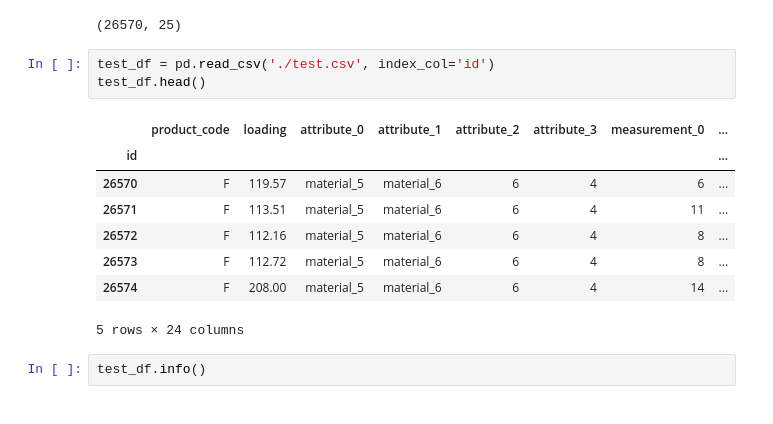
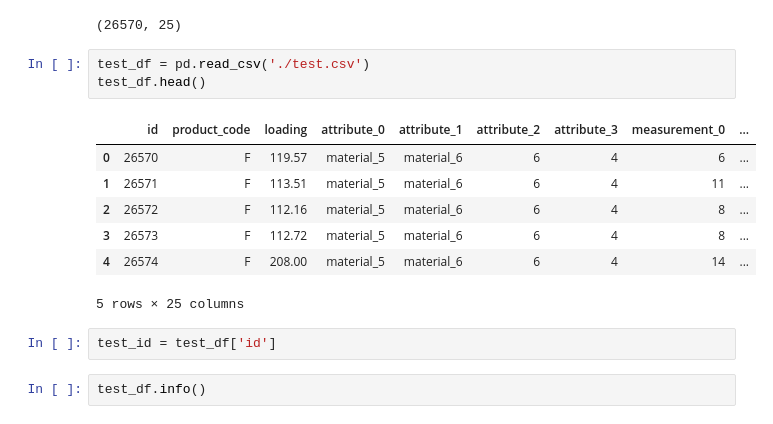
Before and after one commit to meln1337/tabular-playground-series-aug-22-kaggle, a Jupyter notebook: tps-aug-22.ipynb, the cells around one changed output. Drawn from its saved outputs; the diff is of its cells as text.

```diff
--- a/tps-aug-22.ipynb
+++ b/tps-aug-22.ipynb
@@ -72,17 +91,18 @@ train_df.shape
 # %% [output]
 (26570, 25)
 # %%
-test_df = pd.read_csv('./test.csv', index_col='id')
+test_df = pd.read_csv('./test.csv')
 test_df.head()
 # %% [output]
-|  | product_code | loading | attribute_0 | attribute_1 | attribute_2 | attribute_3 | measurement_0 | ... |
-| id |  |  |  |  |  |  |  | ... |
-| 26570 | F | 119.57 | material_5 | material_6 | 6 | 4 | 6 | ... |
-| 26571 | F | 113.51 | material_5 | material_6 | 6 | 4 | 11 | ... |
-| 26572 | F | 112.16 | material_5 | material_6 | 6 | 4 | 8 | ... |
-| 26573 | F | 112.72 | material_5 | material_6 | 6 | 4 | 8 | ... |
-| 26574 | F | 208.00 | material_5 | material_6 | 6 | 4 | 14 | ... |
+|  | id | product_code | loading | attribute_0 | attribute_1 | attribute_2 | attribute_3 | measurement_0 | ... |
+| 0 | 26570 | F | 119.57 | material_5 | material_6 | 6 | 4 | 6 | ... |
+| 1 | 26571 | F | 113.51 | material_5 | material_6 | 6 | 4 | 11 | ... |
+| 2 | 26572 | F | 112.16 | material_5 | material_6 | 6 | 4 | 8 | ... |
+| 3 | 26573 | F | 112.72 | material_5 | material_6 | 6 | 4 | 8 | ... |
+| 4 | 26574 | F | 208.00 | material_5 | material_6 | 6 | 4 | 14 | ... |
-5 rows × 24 columns
+5 rows × 25 columns
+# %%
+test_id = test_df['id']
 # %%
 test_df.info()
 # %% [output]
```
Also changed, not shown: parts of 12 cells of this notebook.
